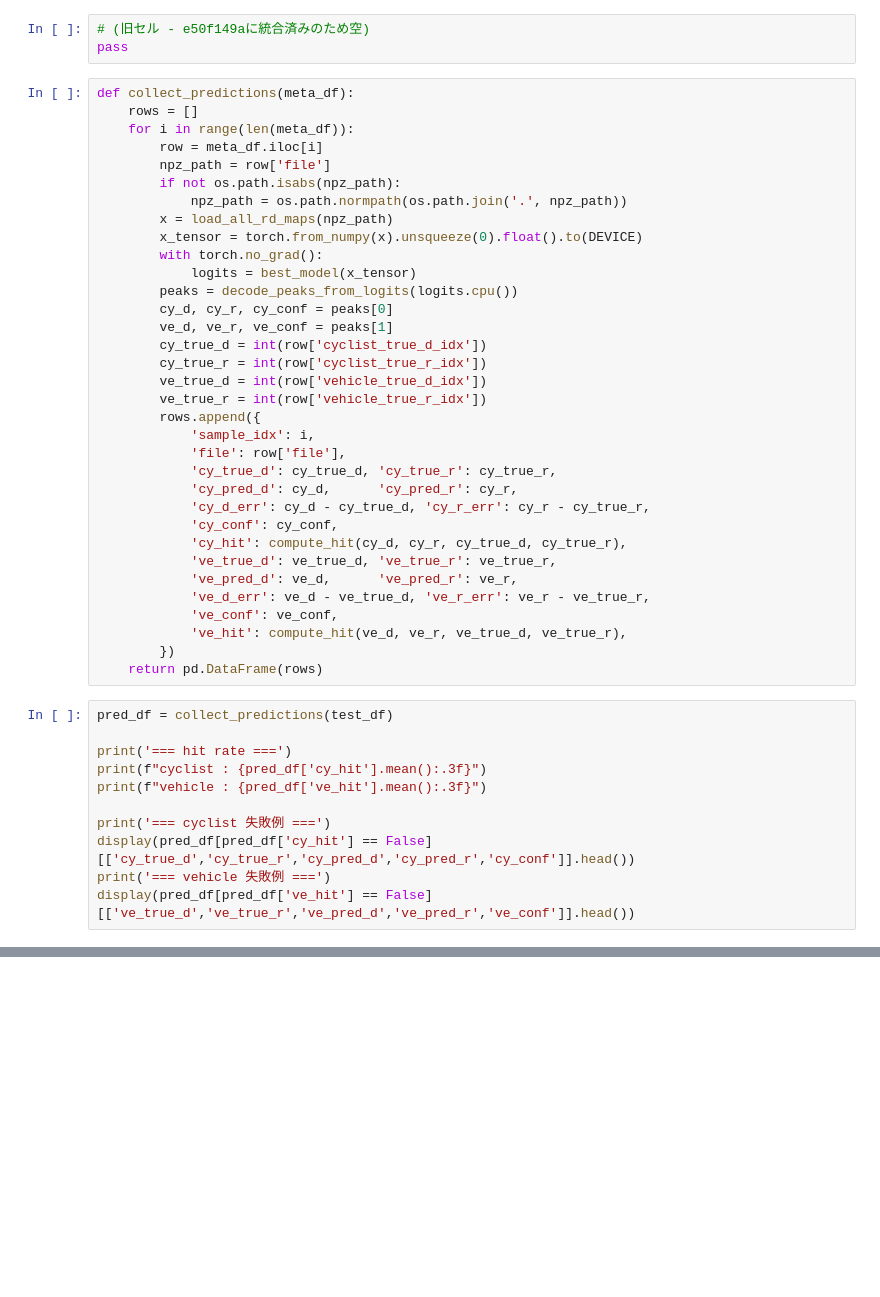
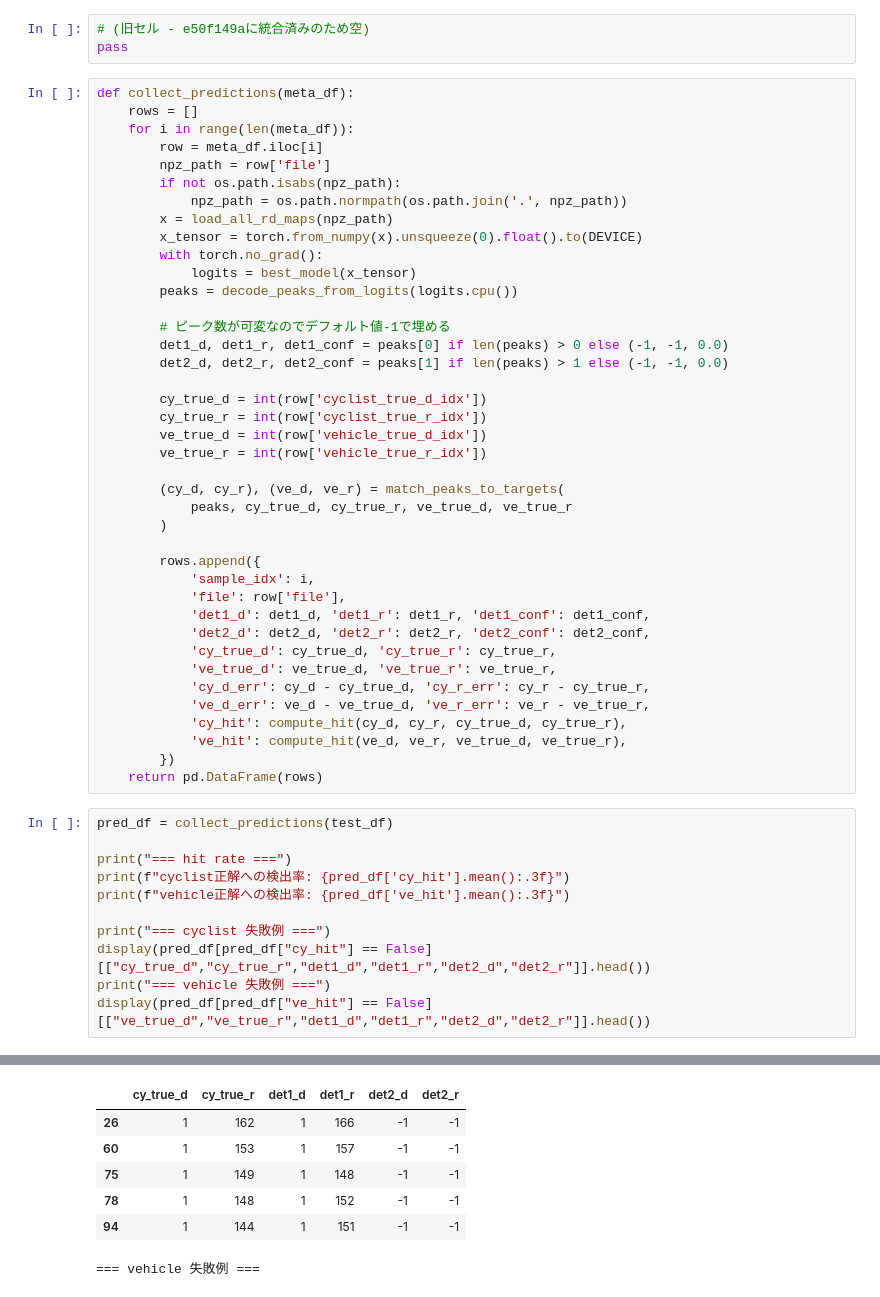
Before and after one commit to kousukeyamakubo/study, a Jupyter notebook: 400MHz変更用/check.ipynb, the cells around one changed output, grey strips where cells are left out. Drawn from its saved outputs; the diff is of its cells as text; blank space fills up the shorter version.

```diff
--- a/400MHz変更用/check.ipynb
+++ b/400MHz変更用/check.ipynb
@@ -830,36 +844,42 @@ def collect_predictions(meta_df):
         with torch.no_grad():
             logits = best_model(x_tensor)
         peaks = decode_peaks_from_logits(logits.cpu())
-        cy_d, cy_r, cy_conf = peaks[0]
-        ve_d, ve_r, ve_conf = peaks[1]
+
+        # ピーク数が可変なのでデフォルト値-1で埋める
+        det1_d, det1_r, det1_conf = peaks[0] if len(peaks) > 0 else (-1, -1, 0.0)
+        det2_d, det2_r, det2_conf = peaks[1] if len(peaks) > 1 else (-1, -1, 0.0)
+
         cy_true_d = int(row['cyclist_true_d_idx'])
         cy_true_r = int(row['cyclist_true_r_idx'])
         ve_true_d = int(row['vehicle_true_d_idx'])
         ve_true_r = int(row['vehicle_true_r_idx'])
+
+        (cy_d, cy_r), (ve_d, ve_r) = match_peaks_to_targets(
+            peaks, cy_true_d, cy_true_r, ve_true_d, ve_true_r
+        )
+
         rows.append({
             'sample_idx': i,
             'file': row['file'],
+            'det1_d': det1_d, 'det1_r': det1_r, 'det1_conf': det1_conf,
+            'det2_d': det2_d, 'det2_r': det2_r, 'det2_conf': det2_conf,
             'cy_true_d': cy_true_d, 'cy_true_r': cy_true_r,
-            'cy_pred_d': cy_d,      'cy_pred_r': cy_r,
+            've_true_d': ve_true_d, 've_true_r': ve_true_r,
             'cy_d_err': cy_d - cy_true_d, 'cy_r_err': cy_r - cy_true_r,
-            'cy_conf': cy_conf,
+            've_d_err': ve_d - ve_true_d, 've_r_err': ve_r - ve_true_r,
             'cy_hit': compute_hit(cy_d, cy_r, cy_true_d, cy_true_r),
-            've_true_d': ve_true_d, 've_true_r': ve_true_r,
-            've_pred_d': ve_d,      've_pred_r': ve_r,
-            've_d_err': ve_d - ve_true_d, 've_r_err': ve_r - ve_true_r,
-            've_conf': ve_conf,
             've_hit': compute_hit(ve_d, ve_r, ve_true_d, ve_true_r),
         })
     return pd.DataFrame(rows)
 # %%
 pred_df = collect_predictions(test_df)
 
-print('=== hit rate ===')
-print(f"cyclist : {pred_df['cy_hit'].mean():.3f}")
-print(f"vehicle : {pred_df['ve_hit'].mean():.3f}")
+print("=== hit rate ===")
+print(f"cyclist正解への検出率: {pred_df['cy_hit'].mean():.3f}")
+print(f"vehicle正解への検出率: {pred_df['ve_hit'].mean():.3f}")
 
-print('=== cyclist 失敗例 ===')
-display(pred_df[pred_df['cy_hit'] == False][['cy_true_d','cy_true_r','cy_pred_d','cy_pred_r','cy_conf']].head())
-print('=== vehicle 失敗例 ===')
-display(pred_df[pred_df['ve_hit'] == False][['ve_true_d','ve_true_r','ve_pred_d','ve_pred_r','ve_conf']].head())
+print("=== cyclist 失敗例 ===")
+display(pred_df[pred_df["cy_hit"] == False][["cy_true_d","cy_true_r","det1_d","det1_r","det2_d","det2_r"]].head())
+print("=== vehicle 失敗例 ===")
+display(pred_df[pred_df["ve_hit"] == False][["ve_true_d","ve_true_r","det1_d","det1_r","det2_d","det2_r"]].head())
 # %% [output]
@@ -866,0 +890,7 @@ SyntaxError: unterminated string literal (detected at line 7) (1773415687.py, li
+|  | cy_true_d | cy_true_r | det1_d | det1_r | det2_d | det2_r |
+| 26 | 1 | 162 | 1 | 166 | -1 | -1 |
+| 60 | 1 | 153 | 1 | 157 | -1 | -1 |
+| 75 | 1 | 149 | 1 | 148 | -1 | -1 |
+| 78 | 1 | 148 | 1 | 152 | -1 | -1 |
+| 94 | 1 | 144 | 1 | 151 | -1 | -1 |
+=== vehicle 失敗例 ===
```
Also changed, not shown: parts of 11 cells of this notebook, 1 other file.
